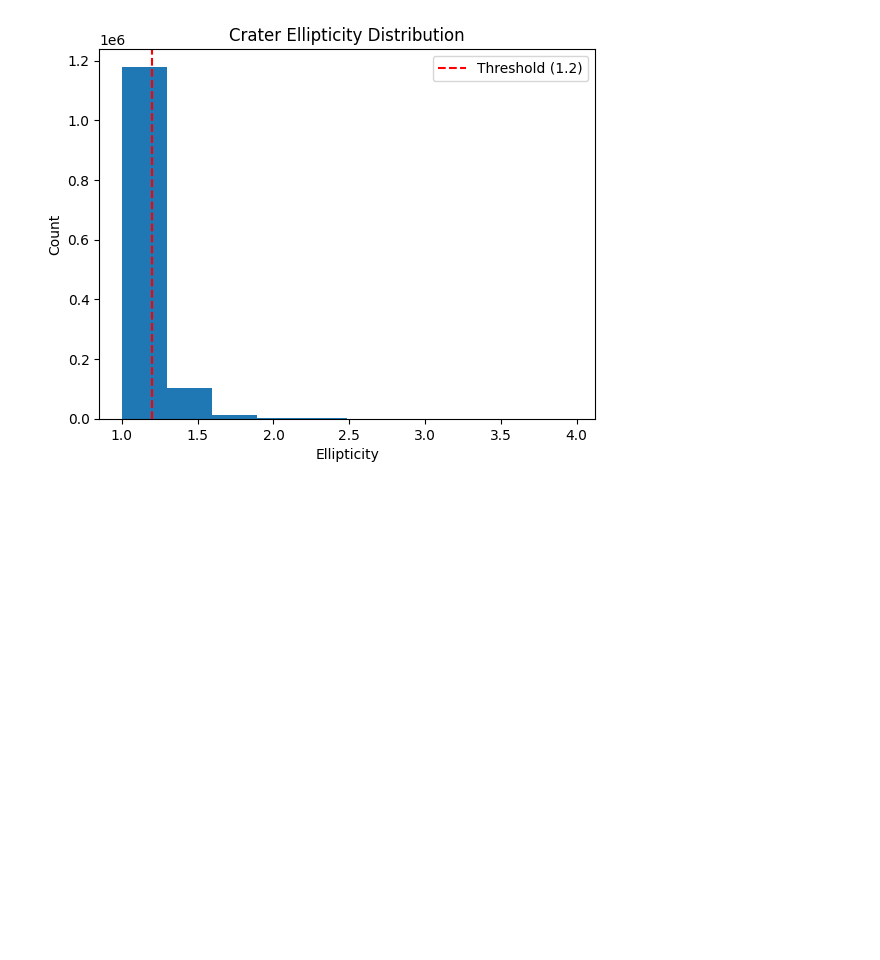
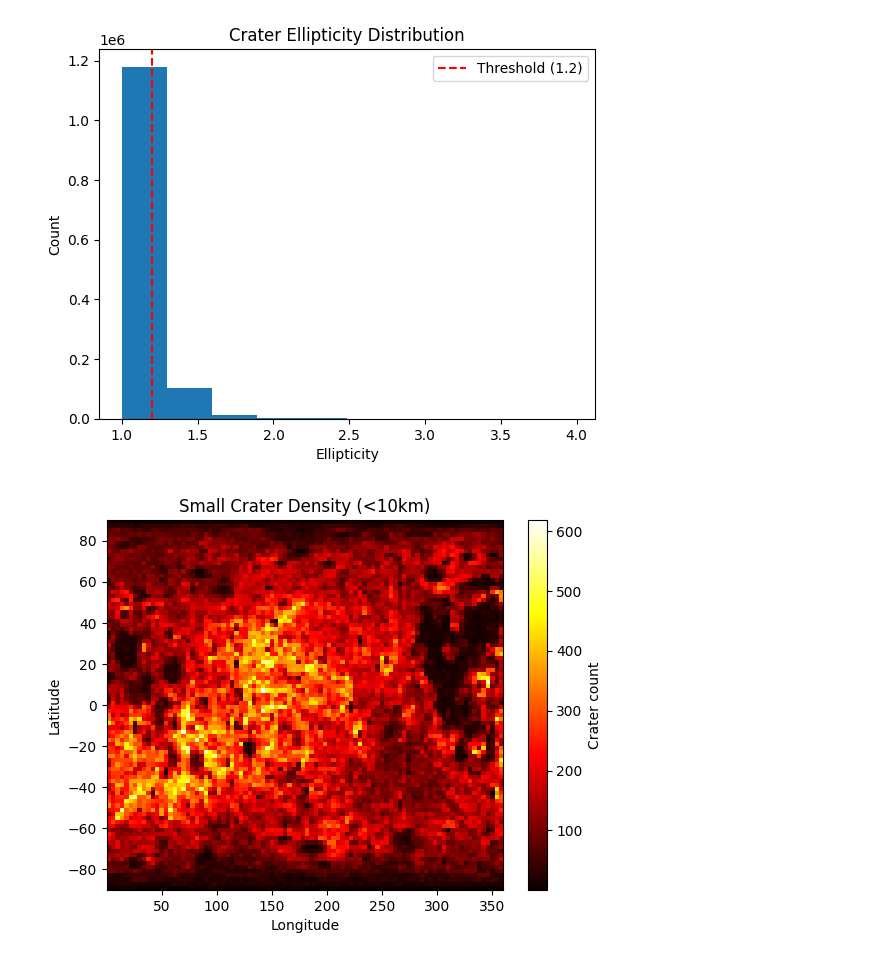
Before and after one commit to savalente3/Lunar_LRO, a Jupyter notebook: data_extraction/Robbins_labels_analysis.ipynb, the cells around one changed output. Saved outputs shown, nothing was run; the diff lists cells and outputs as text; code cells hidden in the pictures; blank space fills up the shorter version.

```diff
--- a/data_extraction/Robbins_labels_analysis.ipynb
+++ b/data_extraction/Robbins_labels_analysis.ipynb
@@ -64,3 +82,17 @@ plt.legend()
 # %% [output]
 <matplotlib.legend.Legend at 0x...>
 [figure]
+# %%
+# plotting every small crater as a point on a map of the moon using its longitude and latitude
+# bins=90 divides the moon into a 90x90 grid of cells
+
+smallCraters = dataLabels[dataLabels['DIAM_CIRC_IMG'] < 10]
+
+plt.hist2d(smallCraters['LON_CIRC_IMG'], smallCraters['LAT_CIRC_IMG'], bins=90, cmap='hot')
+plt.colorbar(label='Crater count')
+plt.xlabel('Longitude')
+plt.ylabel('Latitude')
+plt.title('Small Crater Density (<10km)')
+plt.show()
+# %% [output]
+[figure, added]
```
Also changed, not shown: parts of 2 cells of this notebook.
